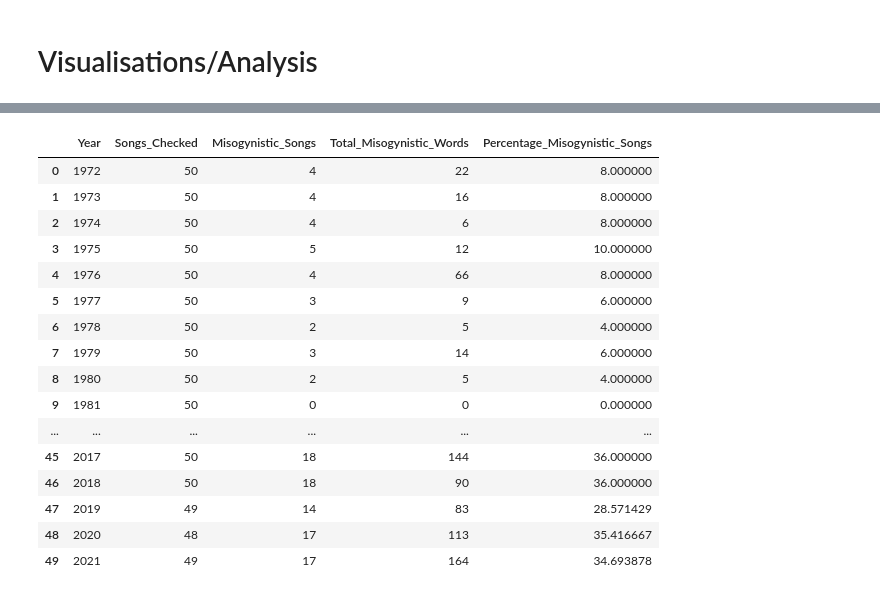
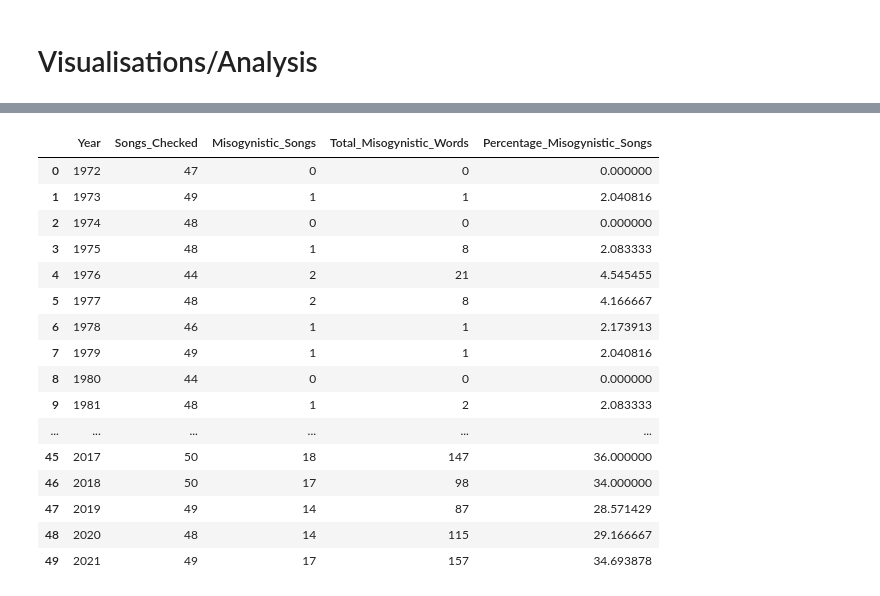
Before and after one commit to sdavies056/misogyny-in-lyrics, a Jupyter notebook: notebooks/misogyny-in-lyrics.ipynb, the cells around one changed output, grey strips where cells are left out. Cells and saved outputs as stored; diff of their text form; code cells hidden in the pictures.

```diff
--- a/notebooks/misogyny-in-lyrics.ipynb
+++ b/notebooks/misogyny-in-lyrics.ipynb
@@ -985,0 +718,3 @@ def fetch_lyrics_batch(df):  # df has Title, Artist, and Year
+# %%
+df_cleaned = pd.read_json("all_lyrics_cleaned.json")
+df_cleaned #some excess e.g. the word lyrics
@@ -993,9 +756,9 @@ def get_sentiment(text):
         return TextBlob(text).sentiment.polarity  # Range: -1 to 1
     return None
 
-df_full["Sentiment(textblob)"] = df_full["Lyrics"].apply(get_sentiment)
+df_cleaned["Sentiment(textblob)"] = df_cleaned["Lyrics"].apply(get_sentiment)
 
-df_full[["Title", "Year", "Sentiment(textblob)"]].head(10)
+df_cleaned[["Title", "Year", "Sentiment(textblob)"]].head(10)
 # %% [output]
 |  | Title | Year | Sentiment(textblob) |
 | 0 | The First Time Ever I Saw Your Face | 1972 | 0.275000 |
@@ -1018,10 +791,8 @@ def get_vader_sentiment(text):
         return analyzer.polarity_scores(text)["compound"]
     return None
 
-df_full["Sentiment(vader)"] = df_full["Lyrics"].apply(get_vader_sentiment)
-df_full[["Title", "Year", "Sentiment(vader)"]].head(10)
-
-#df_full.drop(columns=["Sentiment", "Sentiment_textblob"], inplace=True)
+df_cleaned["Sentiment(vader)"] = df_cleaned["Lyrics"].apply(get_vader_sentiment)
+df_cleaned[["Title", "Year", "Sentiment(vader)"]].head(10)
 # %% [output]
 |  | Title | Year | Sentiment(vader) |
 | 0 | The First Time Ever I Saw Your Face | 1972 | 0.9806 |
@@ -1068,11 +942,14 @@ Name: Sentiment(textblob), dtype: float64
 # %%
 # Define the list of misogynistic words
 misogynistic_words = [
-    "pussy", "bitch", "bitches", "sluts", "hoe", "slag", "whore", "female", "booty", "gold digger",
-    "side chick", "thot", "bunny", "brick house", "tart", "milf", "prude", "frigid", "good girl",
-    "tits", "breasts", "sex toy", "bimbo", "cunt",  "vagina", "her body", "that body", "fuck her",
-    "shake that", "yo body", "good girls", "ass", "daddy", "chick", "sex", "sexy", "arse", "ho", "choke her",
+    "pussy", "bitch", "bitches","hoe", "whore", "female", "booty", "gold diggers",
+    "side chick", "thot", "bunny", "brick house", "good girl", "pipe her",
+    "tits", "breasts", "vagina", "her body", "that body", "fuck her",
+    "shake that", "good girls", "ass", "chick",  "ho", "baby girl",
+    "pum pum", "slap her", "smack that","hoes","twerk","run a train",
 ]
+
+#daddy is said 235 times, sex 170, sexy 294
 
 # Create a regex pattern to match whole words only (case-insensitive)
 pattern_dict = {word: re.compile(rf'\b{re.escape(word)}\b', flags=re.IGNORECASE) for word in misogynistic_words}
@@ -1080,7 +957,7 @@ pattern_dict = {word: re.compile(rf'\b{re.escape(word)}\b', flags=re.IGNORECASE)
 # Count occurrences of each word across all lyrics,
 word_counts = {word: 0 for word in misogynistic_words}
 
-for lyric in df_full["Lyrics"].dropna():
+for lyric in df_cleaned["Lyrics"].dropna():
     for word, pattern in pattern_dict.items():
         word_counts[word] += len(pattern.findall(lyric))
 
@@ -1111,47 +1048,47 @@ choke her        0
 # %%
 # Compile a regex pattern to match the words (case-insensitive)
 pattern = re.compile(r'\b(?:' + '|'.join(map(re.escape, misogynistic_words)) + r')\b', re.IGNORECASE)
 
 # Count how many misogynistic terms appear in each lyric
-df_full["Misogynistic_Word_Count"] = df_full["Lyrics"].apply(lambda x: len(pattern.findall(x)) if isinstance(x, str) else 0)
+df_cleaned["Misogynistic_Word_Count"] = df_cleaned["Lyrics"].apply(lambda x: len(pattern.findall(x)) if isinstance(x, str) else 0)
 
 # Flag whether the song is misogynistic (any count > 0)
-df_full["Is_Misogynistic"] = df_full["Misogynistic_Word_Count"] > 0
+df_cleaned["Is_Misogynistic"] = df_cleaned["Misogynistic_Word_Count"] > 0
 
 # 📊 Group by year and summarize
-summary = df_full.groupby("Year").agg(
+summary = df_cleaned.groupby("Year").agg(
     Songs_Checked=("Lyrics", "count"),
     Misogynistic_Songs=("Is_Misogynistic", "sum"),
     Total_Misogynistic_Words=("Misogynistic_Word_Count", "sum")
 ).reset_index()
 
 # Add % of misogynistic songs
 summary["Percentage_Misogynistic_Songs"] = (
     summary["Misogynistic_Songs"] / summary["Songs_Checked"] * 100
 )
 
 # Preview
 summary.head()
 
 # Optional: Save for plotting later
 summary.to_csv("misogyny_by_year.csv", index=False)
 
 summary.head(50)
 # %% [output]
 |  | Year | Songs_Checked | Misogynistic_Songs | Total_Misogynistic_Words | Percentage_Misogynistic_Songs |
-| 0 | 1972 | 50 | 4 | 22 | 8.000000 |
-| 1 | 1973 | 50 | 4 | 16 | 8.000000 |
-| 2 | 1974 | 50 | 4 | 6 | 8.000000 |
-| 3 | 1975 | 50 | 5 | 12 | 10.000000 |
-| 4 | 1976 | 50 | 4 | 66 | 8.000000 |
-| 5 | 1977 | 50 | 3 | 9 | 6.000000 |
-| 6 | 1978 | 50 | 2 | 5 | 4.000000 |
-| 7 | 1979 | 50 | 3 | 14 | 6.000000 |
-| 8 | 1980 | 50 | 2 | 5 | 4.000000 |
-| 9 | 1981 | 50 | 0 | 0 | 0.000000 |
+| 0 | 1972 | 47 | 0 | 0 | 0.000000 |
+| 1 | 1973 | 49 | 1 | 1 | 2.040816 |
+| 2 | 1974 | 48 | 0 | 0 | 0.000000 |
+| 3 | 1975 | 48 | 1 | 8 | 2.083333 |
+| 4 | 1976 | 44 | 2 | 21 | 4.545455 |
+| 5 | 1977 | 48 | 2 | 8 | 4.166667 |
+| 6 | 1978 | 46 | 1 | 1 | 2.173913 |
+| 7 | 1979 | 49 | 1 | 1 | 2.040816 |
+| 8 | 1980 | 44 | 0 | 0 | 0.000000 |
+| 9 | 1981 | 48 | 1 | 2 | 2.083333 |
 | ... | ... | ... | ... | ... | ... |
-| 45 | 2017 | 50 | 18 | 144 | 36.000000 |
-| 46 | 2018 | 50 | 18 | 90 | 36.000000 |
-| 47 | 2019 | 49 | 14 | 83 | 28.571429 |
-| 48 | 2020 | 48 | 17 | 113 | 35.416667 |
-| 49 | 2021 | 49 | 17 | 164 | 34.693878 |
+| 45 | 2017 | 50 | 18 | 147 | 36.000000 |
+| 46 | 2018 | 50 | 17 | 98 | 34.000000 |
+| 47 | 2019 | 49 | 14 | 87 | 28.571429 |
+| 48 | 2020 | 48 | 14 | 115 | 29.166667 |
+| 49 | 2021 | 49 | 17 | 157 | 34.693878 |
```
Also changed, not shown: parts of 69 cells of this notebook, 1 other file.
